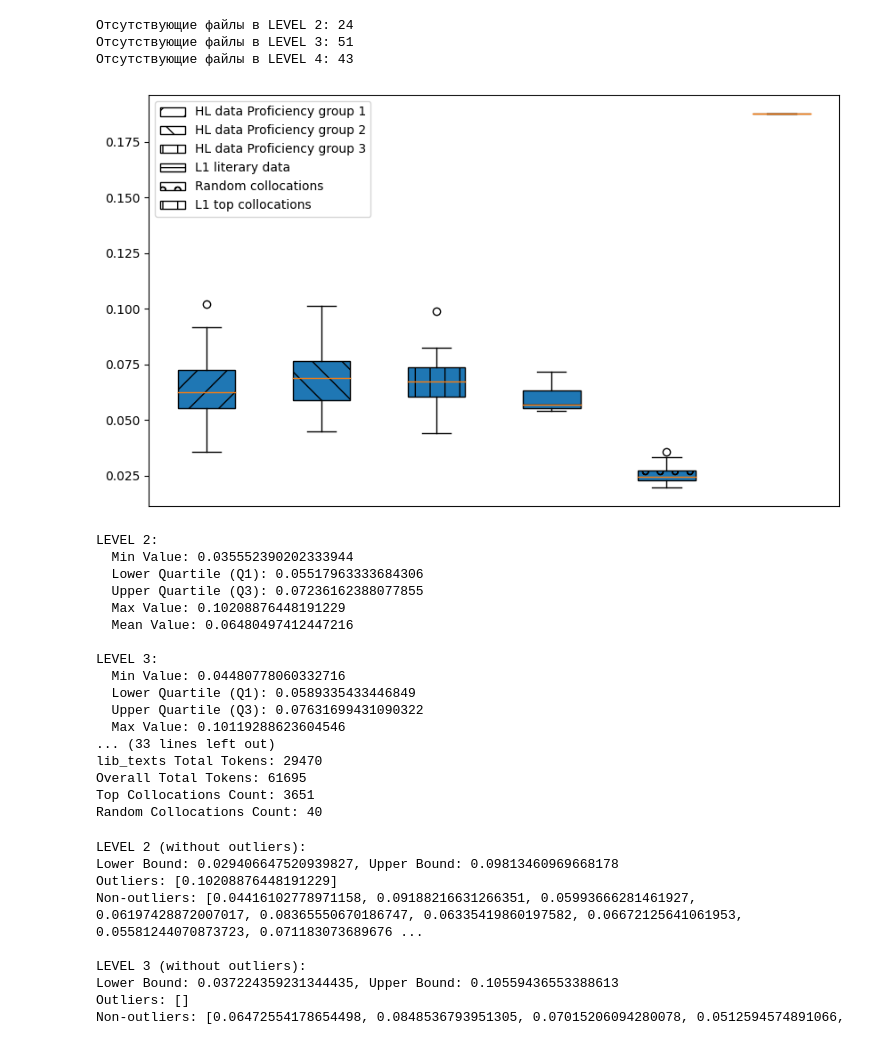
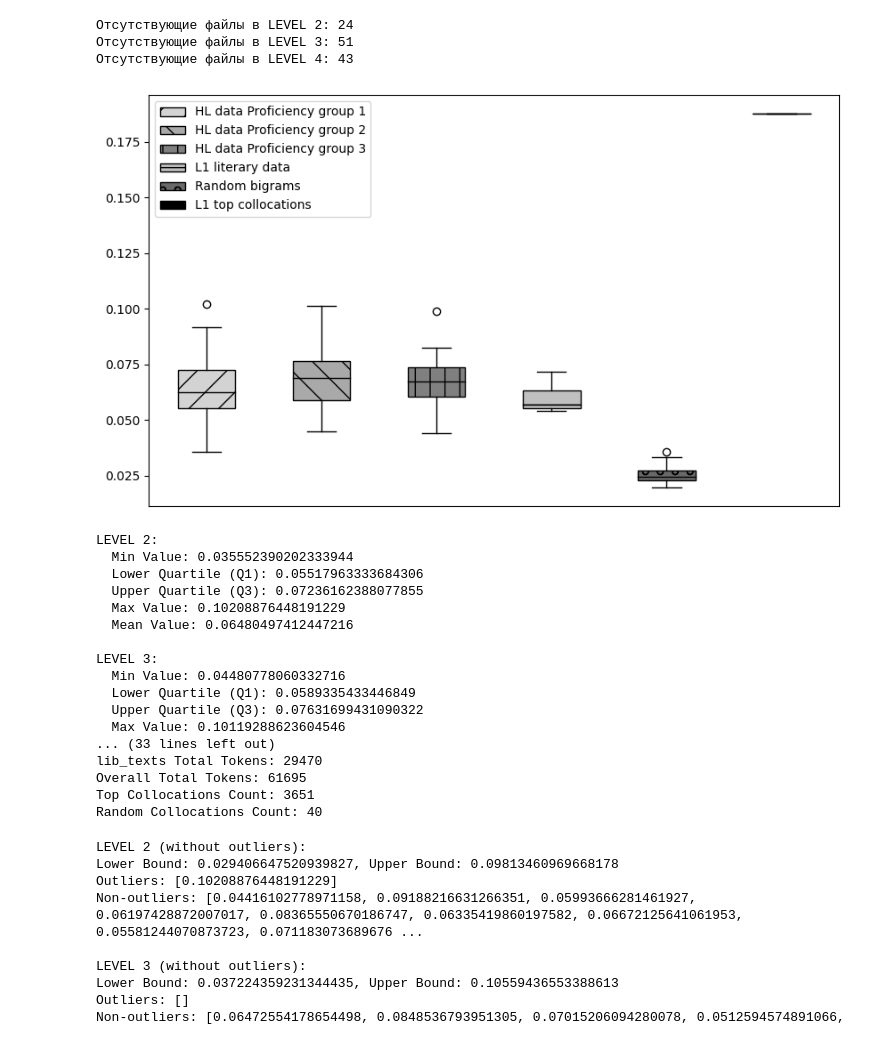
Before and after one commit to Vakhranev/Heritage, a Jupyter notebook: t-score + студенты: ящики.ipynb, the cells around one changed output. Saved outputs shown, nothing was run; the diff lists cells and outputs as text; code cells hidden in the pictures.

```diff
--- a/t-score + студенты: ящики.ipynb
+++ b/t-score + студенты: ящики.ipynb
@@ -131,7 +131,6 @@ with open('lib_random_texts.json', 'r') as file:
                     lib_token_counts[temporal_text_name] = count_tokens(text_content)
                     temporal_text_name = text_name + "_"
 
-
 # Подсчет коллокаций по количеству элементов в bigrams_freq
 # Перебор каждого текста в JSON
 for text_name, text_info in lib_random_texts_data.items():
@@ -185,9 +184,18 @@ patterns = {
 # Построение ящиков с усами
 bp = plt.boxplot(data_to_plot, patch_artist=True)
 
-# Задаем штриховки для ящиков
+# Установка палитры Grayscale для ящиков
+colors = ['lightgrey', 'darkgrey', 'grey', 'silver', 'dimgray', 'black']
+for patch, color in zip(bp['boxes'], colors):
+    patch.set_facecolor(color)
+
+# Установка штриховок для ящиков
 for patch, label in zip(bp['boxes'], labels_to_plot):
     patch.set_hatch(patterns[label])
+
+# Установка черного цвета для медианной линии
+for median in bp['medians']:
+    median.set_color('black')
 
 # Новые метки для легенды
 new_labels = {
@@ -195,12 +203,12 @@ new_labels = {
     'LEVEL 3': "HL data Proficiency group 2",
     'LEVEL 4': "HL data Proficiency group 3",
     'lib_texts': "L1 literary data",
-    'lib_random_texts': "Random collocations",
+    'lib_random_texts': "Random bigrams",
     'best t-scores': "L1 top collocations"
 }
 
 # Добавление легенды
-legend_handles = [plt.Rectangle((0,0),1,1, hatch=patterns[label], edgecolor='black', facecolor='white') for label in labels_to_plot]
+legend_handles = [plt.Rectangle((0,0),1,1, hatch=patterns[label], edgecolor='black', facecolor=color) for label, color in zip(labels_to_plot, colors)]
 plt.legend(legend_handles, [new_labels[label] for label in labels_to_plot])
 
 # Удаление подписей с оси x
@@ -224,34 +232,34 @@ for level, data in zip(labels_to_plot, data_to_plot):
         print(f"  Max Value: {max_value}")
         print(f"  Mean Value: {mean_value}\n")
     else:
         print(f"{level}: No data available\n")
 
 # Вывод количества токенов для каждого уровня и lib_texts
 total_tokens_by_level = {}
 for level, files in files_by_levels.items():
     total_tokens = sum(mmr_token_counts[file] for file in files if file in mmr_token_counts)
     total_tokens_by_level[level] = total_tokens
     print(f"{level} Total Tokens: {total_tokens}")
 
 lib_texts_total_tokens = sum(lib_token_counts.values())
 total_tokens_by_level['lib_texts'] = lib_texts_total_tokens
 print(f"lib_texts Total Tokens: {lib_texts_total_tokens}")
 
 # Вывод общего количества токенов
 overall_total_tokens = sum(total_tokens_by_level.values())
 print(f"Overall Total Tokens: {overall_total_tokens}")
 
 # Подсчет количества коллокаций для топовых и рандомных текстов
 top_collocations_count = df.shape[0]
 random_collocations_count = len(lib_random_texts)
 
 print(f"Top Collocations Count: {top_collocations_count}")
 print(f"Random Collocations Count: {random_collocations_count}")
 # %% [output]
 Отсутствующие файлы в LEVEL 2: 24
 Отсутствующие файлы в LEVEL 3: 51
 Отсутствующие файлы в LEVEL 4: 43
-[figure, old version]
+[figure, new version]
 LEVEL 2:
   Min Value: 0.035552390202333944
   Lower Quartile (Q1): 0.05517963333684306
```
